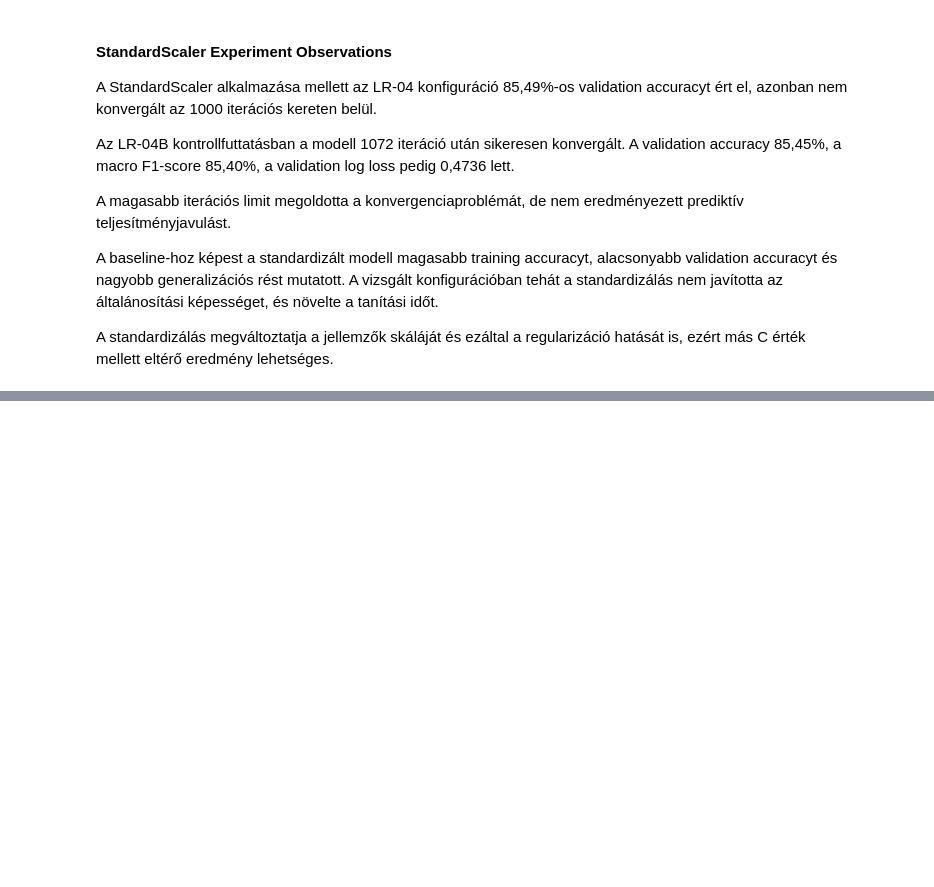
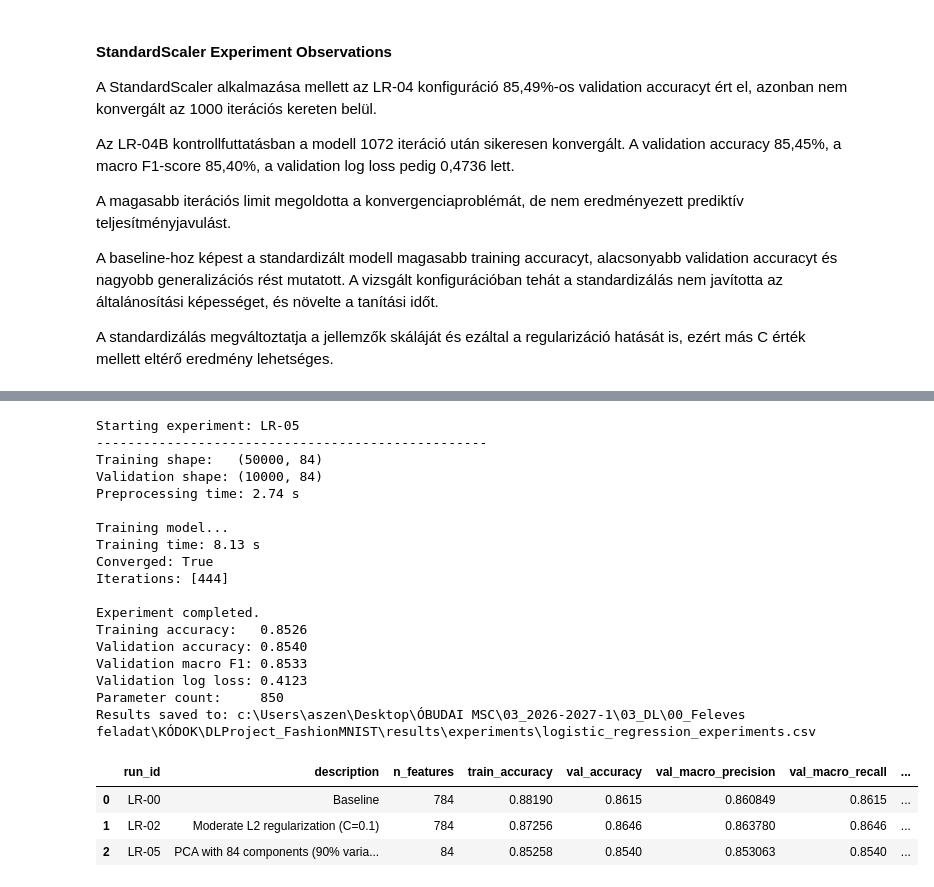
Before and after one commit to aszenas/DLProject_FashionMNIST, a Jupyter notebook: notebooks/02_logistic_regression.ipynb, the cells around one changed output, grey strips where cells are left out. Cells and saved outputs as stored; diff of their text form; code cells hidden in the pictures; blank space fills up the shorter version.

Commit message:
experiment: evaluate PCA with 84 components LR-05

```diff
--- a/notebooks/02_logistic_regression.ipynb
+++ b/notebooks/02_logistic_regression.ipynb
@@ -265,10 +265,22 @@ def evaluate_model(model, X, y):
 
     return {
         "accuracy": float(accuracy_score(y, predictions)),
-        "macro_f1": float(f1_score(y, predictions, average="macro", zero_division=0)),
-        "macro_precision": float(precision_score(y, predictions, average="macro", zero_division=0)),
-        "macro_recall": float(recall_score(y, predictions, average="macro", zero_division=0)),
-        "log_loss": float(log_loss(y, probabilities, labels=model.classes_)),
+        "macro_f1": float(
+            f1_score(y, predictions, average="macro", zero_division=0)
+        ),
+        "macro_precision": float(
+            precision_score(
+                y, predictions, average="macro", zero_division=0
+            )
+        ),
+        "macro_recall": float(
+            recall_score(
+                y, predictions, average="macro", zero_division=0
+            )
+        ),
+        "log_loss": float(
+            log_loss(y, probabilities, labels=model.classes_)
+        ),
     }
 # %%
 def measure_inference_time(model, X, repeats=5):
@@ -291,7 +303,9 @@ def save_experiment_result(result):
     if RESULTS_PATH.exists():
         existing_results = pd.read_csv(RESULTS_PATH)
 
-        existing_results = existing_results[existing_results["run_id"] != result["run_id"]]
+        existing_results = existing_results[
+            existing_results["run_id"] != result["run_id"]
+        ]
 
         results = pd.concat(
             [existing_results, new_result],
@@ -1102,7 +1163,12 @@ def show_experiment_results(run_ids=None):
         "converged",
     ]
 
-    return results[columns].sort_values("run_id").reset_index(drop=True).round(6)
+    return (
+        results[columns]
+        .sort_values("run_id")
+        .reset_index(drop=True)
+        .round(6)
+    )
 
 
 show_experiment_results()
@@ -1396,0 +1482,36 @@ A standardizálás megváltoztatja a jellemzők skáláját és ezáltal a regul
+# %%
+lr_05 = run_experiment(
+    run_id="LR-05",
+    config={
+        **BASELINE_CONFIG,
+        "pca_components": 84,
+    },
+    description="PCA with 84 components (90% variance target)",
+)
+
+show_experiment_results(
+    ["LR-00", "LR-02", "LR-05"]
+)
+# %% [output]
+Starting experiment: LR-05
+--------------------------------------------------
+Training shape:   (50000, 84)
+Validation shape: (10000, 84)
+Preprocessing time: 2.74 s
+
+Training model...
+Training time: 8.13 s
+Converged: True
+Iterations: [444]
+
+Experiment completed.
+Training accuracy:   0.8526
+Validation accuracy: 0.8540
+Validation macro F1: 0.8533
+Validation log loss: 0.4123
+Parameter count:     850
+Results saved to: c:\Users\aszen\Desktop\ÓBUDAI MSC\03_2026-2027-1\03_DL\00_Feleves feladat\KÓDOK\DLProject_FashionMNIST\results\experiments\logistic_regression_experiments.csv
+|  | run_id | description | n_features | train_accuracy | val_accuracy | val_macro_precision | val_macro_recall | ... |
+| 0 | LR-00 | Baseline | 784 | 0.88190 | 0.8615 | 0.860849 | 0.8615 | ... |
+| 1 | LR-02 | Moderate L2 regularization (C=0.1) | 784 | 0.87256 | 0.8646 | 0.863780 | 0.8646 | ... |
+| 2 | LR-05 | PCA with 84 components (90% varia... | 84 | 0.85258 | 0.8540 | 0.853063 | 0.8540 | ... |
```
Also changed, not shown: parts of 15 cells of this notebook, 1 other file.
